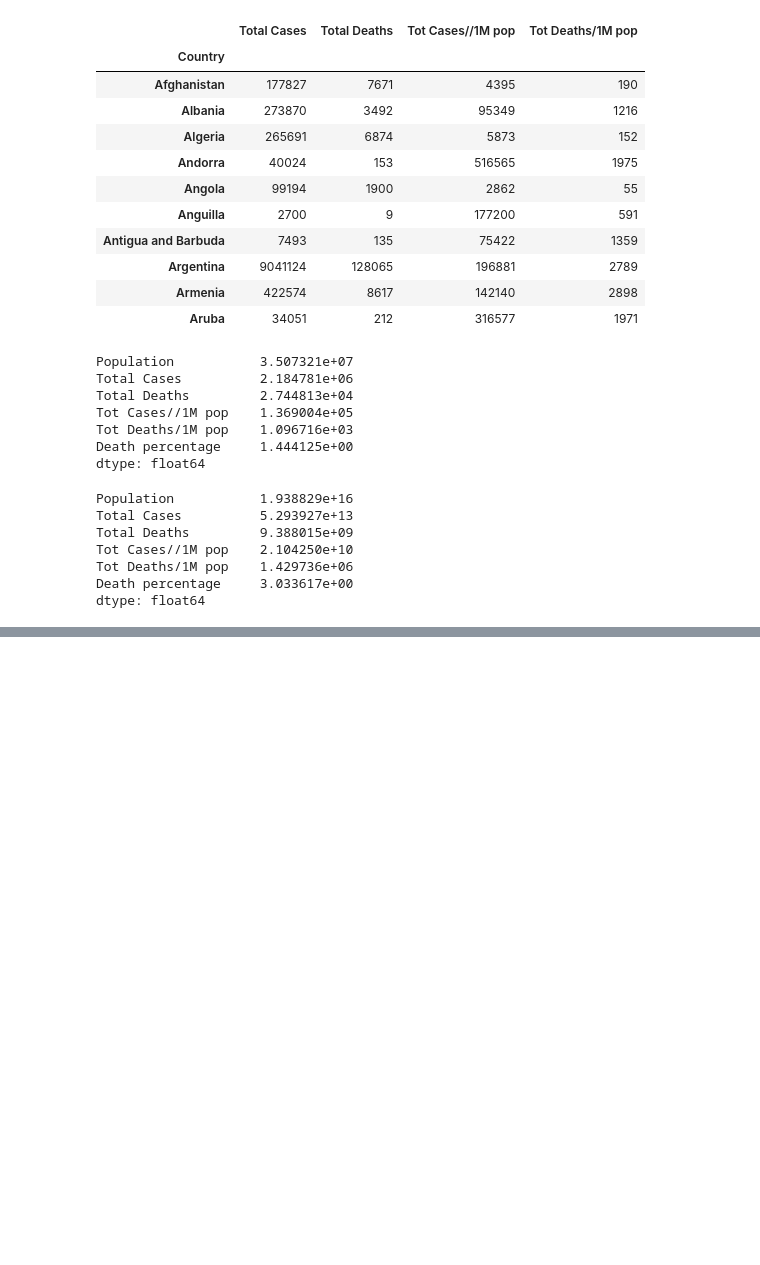
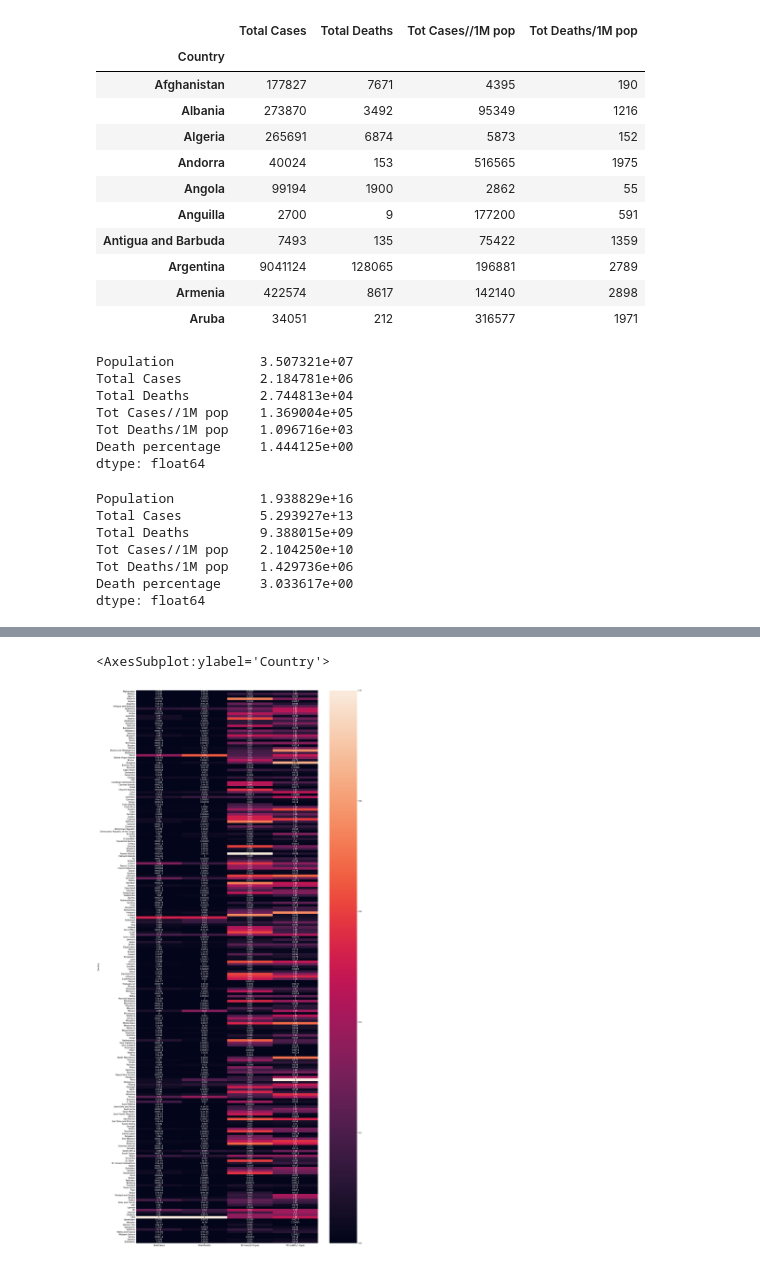
Before and after one commit to art1k20/ds_labs, a Jupyter notebook: kursova.ipynb, the cells around one changed output, grey strips where cells are left out. Drawn from its saved outputs; the diff is of its cells as text; code cells hidden in the pictures; blank space fills up the shorter version.

```diff
--- a/kursova.ipynb
+++ b/kursova.ipynb
@@ -71,0 +124,9 @@ dtype: float64
+# %%
+from mlxtend.preprocessing import minmax_scaling
+plt.figure(figsize=(20,50))
+scaled_data = df.drop(['Other names','ISO 3166-1 alpha-3 CODE', 'Continent','Death percentage','Population'], axis = 1)
+scaled_data = minmax_scaling(scaled_data, columns= [ 'Total Cases', 'Total Deaths', 'Tot Cases//1M pop', 'Tot Deaths/1M pop'])
+sns.heatmap(data=scaled_data, annot= True)
+# %% [output]
+<AxesSubplot:ylabel='Country'>
+[figure, added]
```
Also changed, not shown: parts of 4 cells of this notebook.
